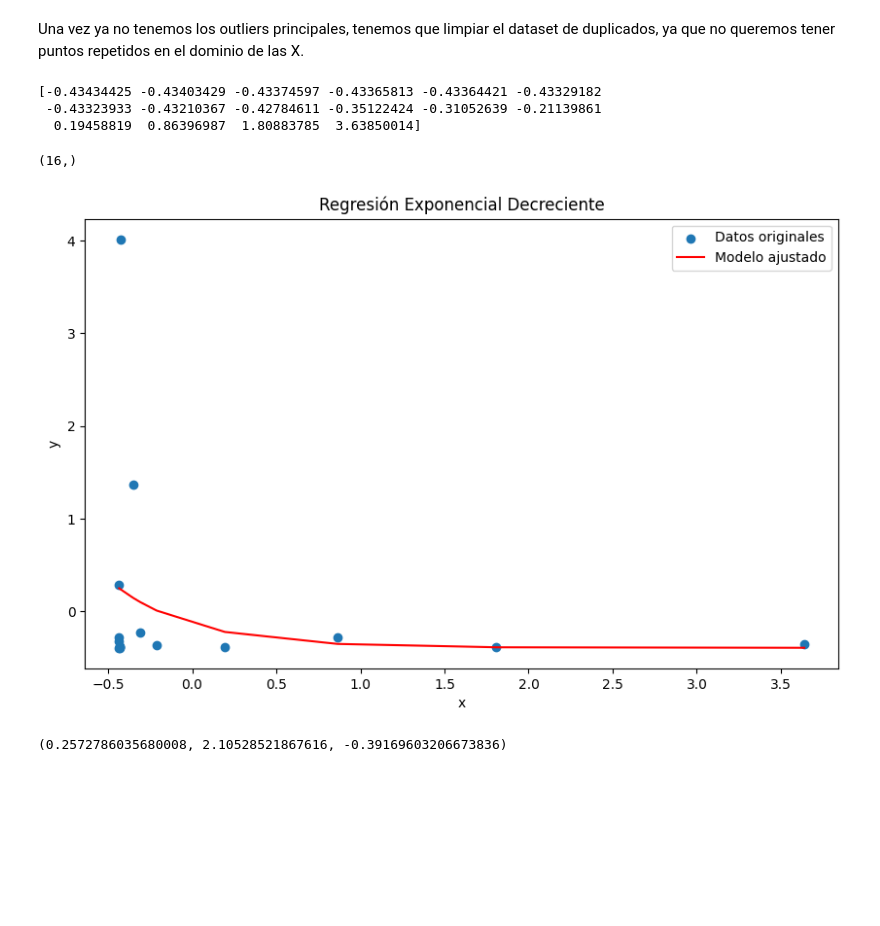
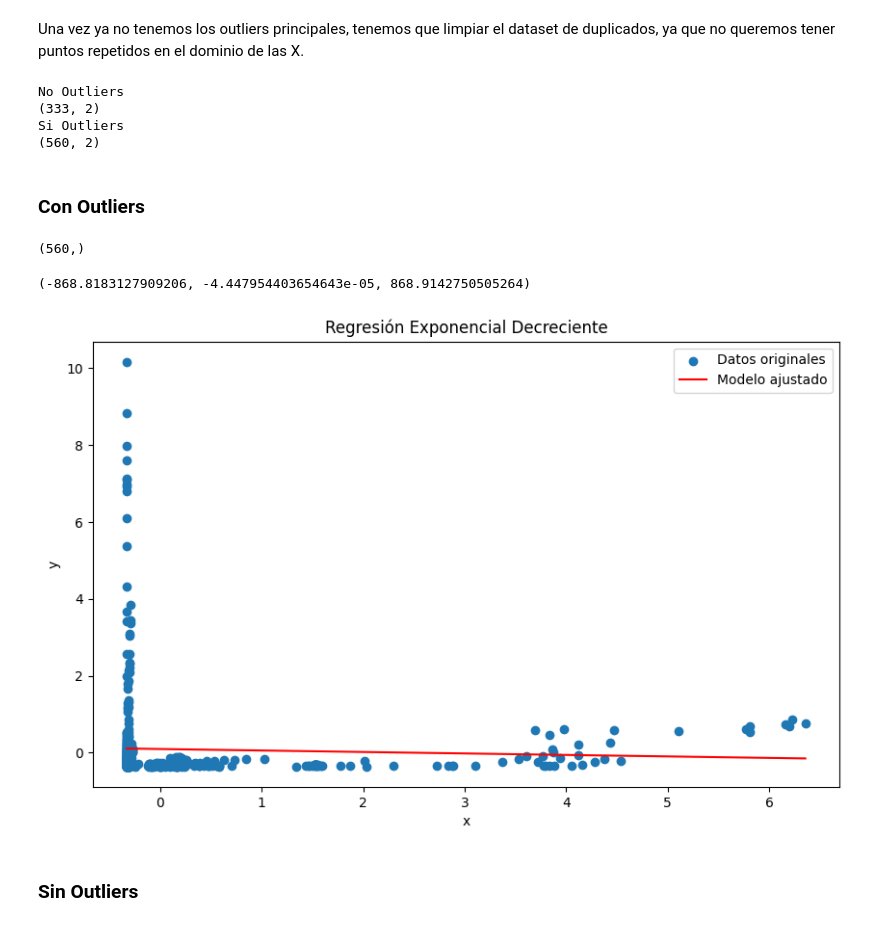
Before and after one commit to Didac-piferrer/MUDS, a Jupyter notebook: SBC/MD005_DidacPiferrerIglesias_Regresion.ipynb, the cells around one changed output. Cells and saved outputs as stored; diff of their text form; code cells hidden in the pictures; blank space fills up the shorter version.

```diff
--- a/SBC/MD005_DidacPiferrerIglesias_Regresion.ipynb
+++ b/SBC/MD005_DidacPiferrerIglesias_Regresion.ipynb
@@ -316,50 +319,56 @@ df_filtrado_nO = df_filtrado_nO.sort_values(by = 'Aer')
 df_filtrado_sO = df_filtrado_sO.sort_values(by = 'Aer')
 
 
-x_sO = df_filtrado.values[:,1]
-y_So = df_filtrado.values[:,0]
+x_sO = df_filtrado_sO.values[:,1]
+y_sO = df_filtrado_sO.values[:,0]
+
+x_nO = df_filtrado_nO.values[:,1]
+y_nO = df_filtrado_nO.values[:,0]
 
 #verificamos que tenemos un grupo de datos representativo
-df_filtrado.values.shape
-print(x)
+print("No Outliers")
+print(df_filtrado_nO.values.shape)
+print("Si Outliers")
+print(df_filtrado_sO.values.shape)
 # %% [output]
-[-0.43434425 -0.43403429 -0.43374597 -0.43365813 -0.43364421 -0.43329182
- -0.43323933 -0.43210367 -0.42784611 -0.35122424 -0.31052639 -0.21139861
-  0.19458819  0.86396987  1.80883785  3.63850014]
+No Outliers
+(333, 2)
+Si Outliers
+(560, 2)
 # %%
-from scipy.optimize import curve_fit
-
 #Definimos la función del modelo exponencial decreciente
 def exp_decreasing(x, a, b, c):
     return a * np.exp(-b * x) + c
 
-#ordenamos de mayor a menor los valores
+def entrenamiento_y_plot(x,y):
+    #Ajustamos el modelo exponencial a los datos
+    params, covariance = curve_fit(exp_decreasing, x, y)
 
+    #Extraemos los parámetros ajustados
+    a_fitted, b_fitted, c_fitted = params
 
+    #Generamos predicciones del modelo ajustado
+    y_fitted = exp_decreasing(x, a_fitted, b_fitted, c_fitted)
 
-#Ajustamos el modelo exponencial a los datos
-params, covariance = curve_fit(exp_decreasing, x, y)
-
-#Extraemos los parámetros ajustados
-a_fitted, b_fitted, c_fitted = params
-
-#Generamos predicciones del modelo ajustado
-y_fitted = exp_decreasing(x, a_fitted, b_fitted, c_fitted)
-
-print(y_fitted.shape)
-#Visualizar los datos y el modelo ajustado
-plt.figure(figsize=(10, 6))
-plt.scatter(x, y, label='Datos originales')
-plt.plot(x, y_fitted, color='red', label='Modelo ajustado')
-plt.xlabel('x')
-plt.ylabel('y')
-plt.title('Regresión Exponencial Decreciente')
-plt.legend()
-plt.show()
-
-# Mostrar los parámetros ajustados
-a_fitted, b_fitted, c_fitted
+    print(y_fitted.shape)
+    #Visualizar los datos y el modelo ajustado
+    plt.figure(figsize=(10, 6))
+    plt.scatter(x, y, label='Datos originales')
+    plt.plot(x, y_fitted, color='red', label='Modelo ajustado')
+    plt.xlabel('x')
+    plt.ylabel('y')
+    plt.title('Regresión Exponencial Decreciente')
+    plt.legend()
+    plt.show
+    # Mostrar los parámetros ajustados
+    return a_fitted, b_fitted, c_fitted
-# %% [output]
-(16,)
-[figure, removed]
-(0.2572786035680008, 2.10528521867616, -0.39169603206673836)
+# %% [markdown]
+### Con Outliers
+# %%
+entrenamiento_y_plot(x_sO,y_sO)
+# %% [output]
+(560,)
+(-868.8183127909206, -4.447954403654643e-05, 868.9142750505264)
+[figure, added]
+# %% [markdown]
+### Sin Outliers
```
Also changed, not shown: parts of 11 cells of this notebook.
